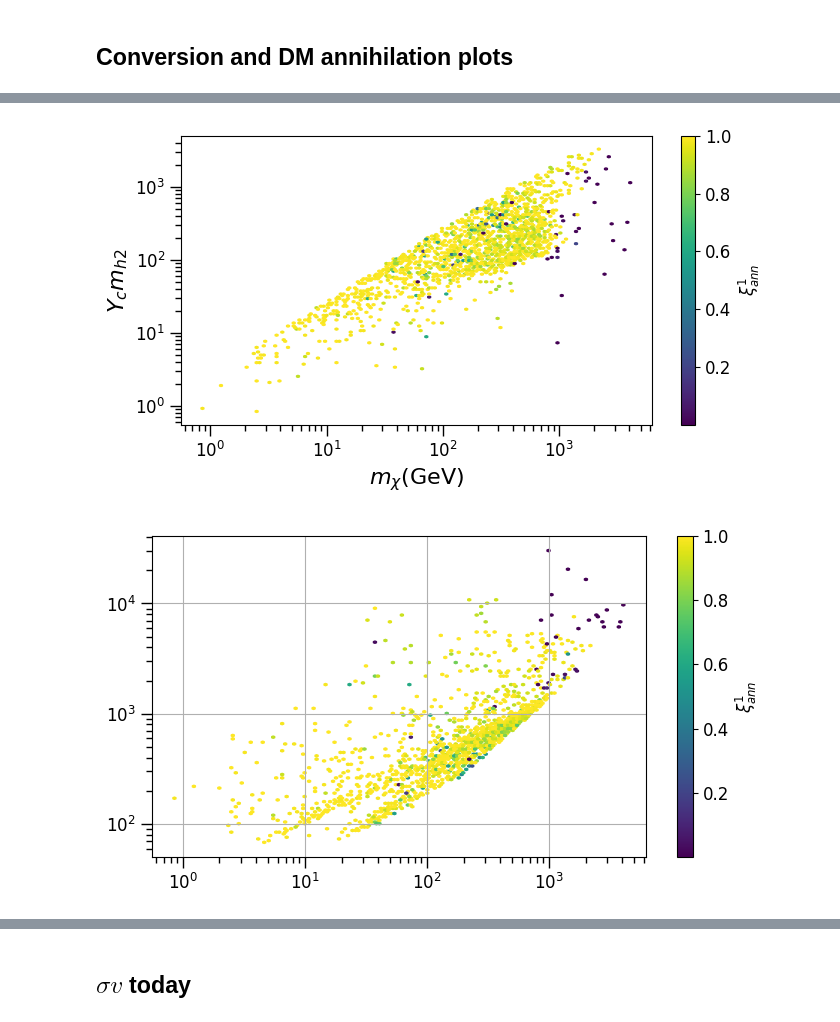
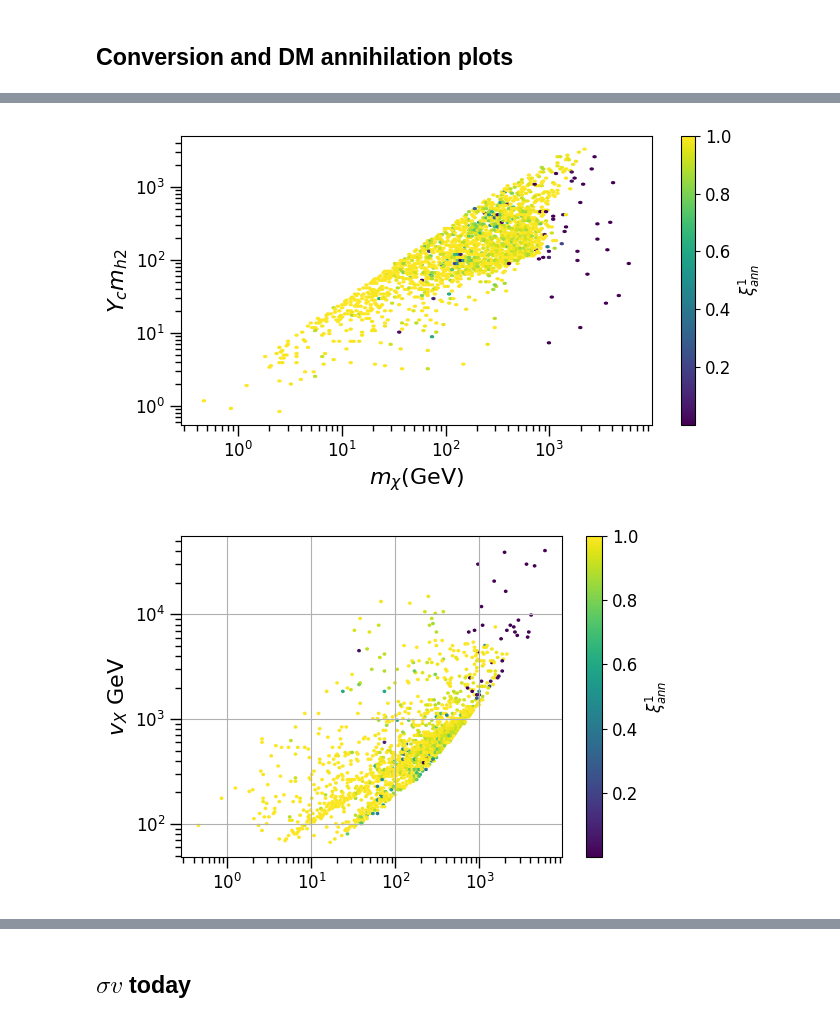
Before and after one commit to davidsuarezr/MDEO, a Jupyter notebook: random-scan-DM.ipynb, the cells around one changed output, grey strips where cells are left out. Cells and saved outputs as stored; diff of their text form; code cells hidden in the pictures.

Commit message:
hexbin plots

```diff
--- a/random-scan-DM.ipynb
+++ b/random-scan-DM.ipynb
@@ -59,8 +59,8 @@ del[xd['Unnamed: 0']]
 # %% [markdown]
 Filter with $m {\chi_1^0} < m {s_1}$ and $\lambda_5 <= \sqrt(4\pi)$
 # %%
-#xd = xd[np.logical_and(np.abs(xd.mXi_1) < np.abs(xd.mns_1), xd.Lam5 < np.sqrt(4*np.pi) )]
-xd = xd[np.logical_and(np.abs(xd.mXi_1) < np.abs(xd.mns_1), 0<1 )]
+xd = xd[np.logical_and(np.abs(xd.mXi_1) < np.abs(xd.mns_1), xd.Lam5 < np.sqrt(4*np.pi) )]
+#xd = xd[np.logical_and(np.abs(xd.mXi_1) < np.abs(xd.mns_1), 0<1 )]
 
 xd = xd.reset_index()
 del[xd['index']]
@@ -280,7 +288,7 @@ cut in the SI cross-section under XENONnT
 #return 1 when there is a point not exclude by DD
 def CutXe(m,Omega,SI):
 
-    if m < 7:
+    if m < 8. or m > 5000.:
         k = 1
     else:
         if (XENONnT(m)*1e+36 - (Omega/0.12)*SI) >0:
@@ -821,25 +824,25 @@ plt.ylabel(r'$Y_c m_{h2}$',size=16)
 plt.tight_layout()
 plt.show()
 # %% [output]
-[figure, old version]
+[figure, new version]
 # %%
-plt.figure(figsize=(7,4))
+plt.figure(figsize=(6,4))
 plt.minorticks_on()
 plt.tick_params('both', length=8, width=1, which='major')
 plt.tick_params('both', length=4, width=1, which='minor')
 
 plt.hexbin(xd.mChi, xd.vX, xd.svanni,xscale='log',yscale='log',gridsize = 150)
 a=plt.colorbar()
 a.set_label(r'$\xi_{ann}^1$',size=12)
 
 #plt.xlabel(r'$m_{\chi}$(GeV)',size=16)
-#plt.ylabel(r'$m_{\psi_1}-m_{\chi}$',size=16)
+plt.ylabel(r'$v_X$ GeV',size=16)
 
 #plt.ylim(1e-8,2)
 plt.grid()
 
 plt.tight_layout()
 plt.show()
 # %% [output]
-[figure, old version]
+[figure, new version]
 # %%
```
Also changed, not shown: parts of 33 cells of this notebook, 1 other file.
